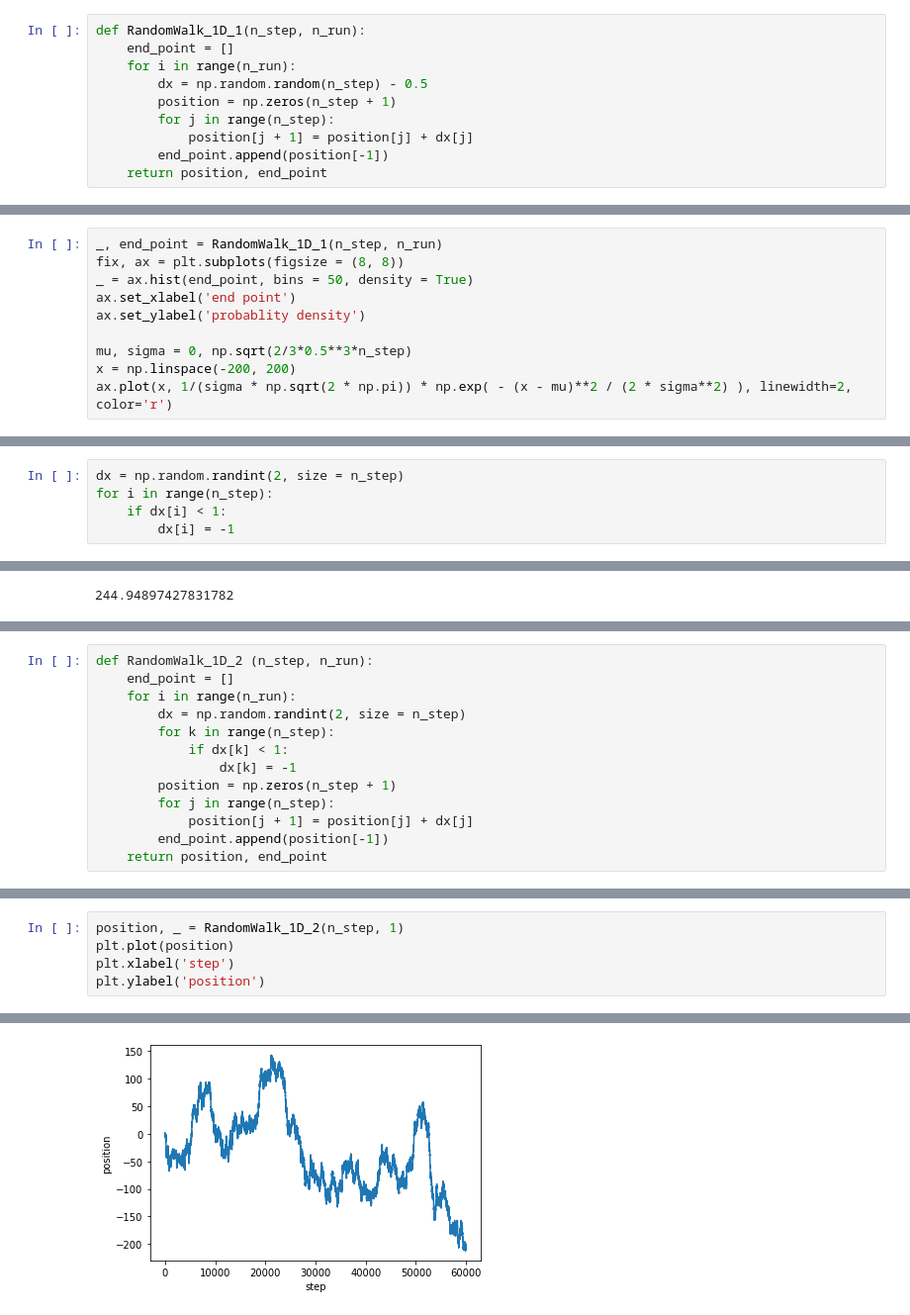
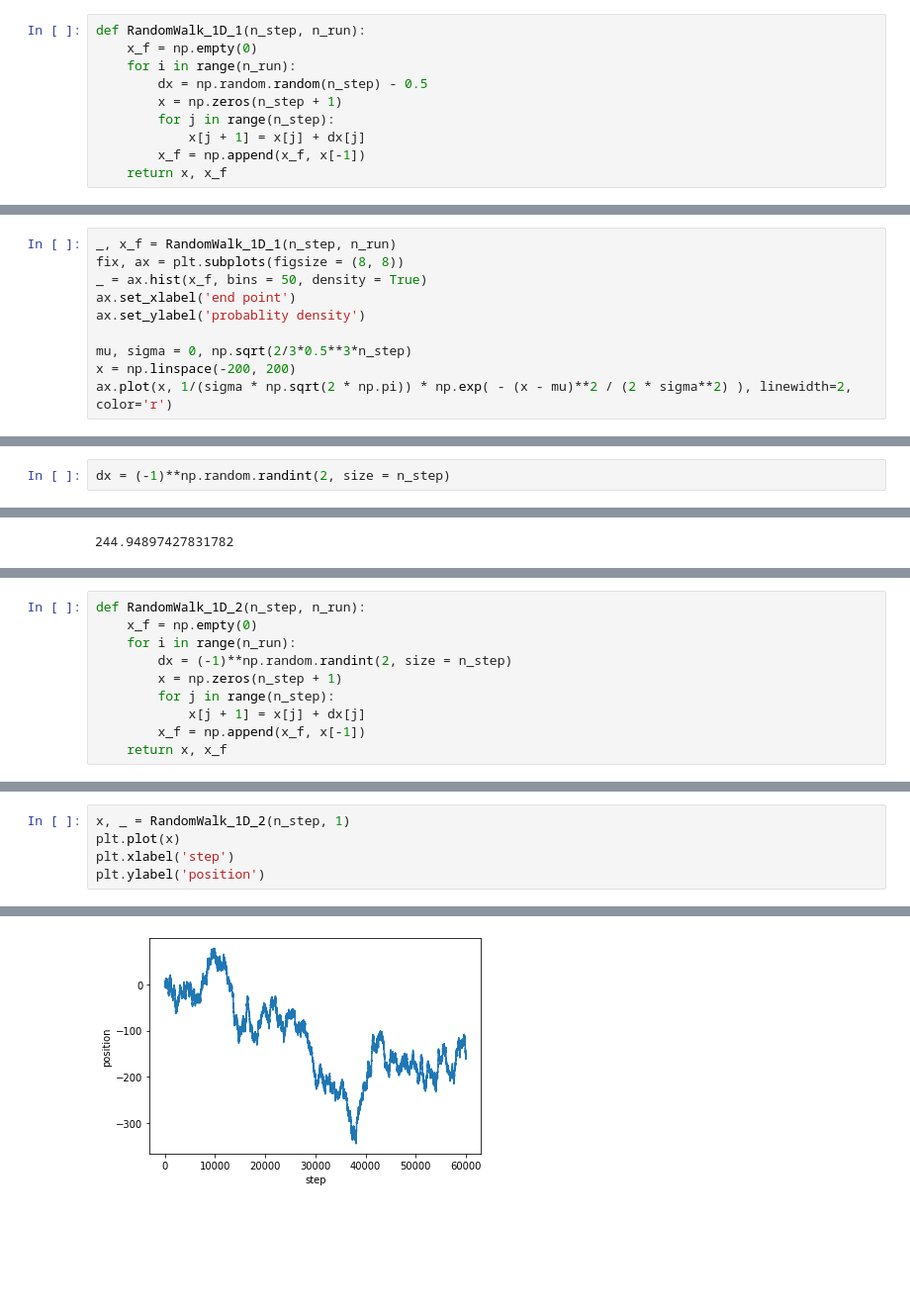
Before and after one commit to NTHU-Phys-Qubit/hw1-Chan-Sing-Hong, a Jupyter notebook: Problem-1.ipynb, the cells around one changed output, grey strips where cells are left out. Shown at 99% size. Cells and saved outputs as stored; diff of their text form; blank space fills up the shorter version.

```diff
--- a/Problem-1.ipynb
+++ b/Problem-1.ipynb
@@ -53,11 +53,11 @@ Define the fucntion for 1D random walk:
 # %%
 def RandomWalk_1D_1(n_step, n_run):
-    end_point = []
+    x_f = np.empty(0)
     for i in range(n_run):
         dx = np.random.random(n_step) - 0.5
-        position = np.zeros(n_step + 1)
+        x = np.zeros(n_step + 1)
         for j in range(n_step):
-            position[j + 1] = position[j] + dx[j]
-        end_point.append(position[-1])
-    return position, end_point
+            x[j + 1] = x[j] + dx[j]
+        x_f = np.append(x_f, x[-1])
+    return x, x_f
 # %% [markdown]
@@ -75,7 +75,7 @@ Plot the histogram of the end point for an ensemble of trajectories:
 # %%
-_, end_point = RandomWalk_1D_1(n_step, n_run)
+_, x_f = RandomWalk_1D_1(n_step, n_run)
 fix, ax = plt.subplots(figsize = (8, 8))
-_ = ax.hist(end_point, bins = 50, density = True)
+_ = ax.hist(x_f, bins = 50, density = True)
 ax.set_xlabel('end point')
 ax.set_ylabel('probablity density')
 
@@ -90,6 +90,3 @@ ax.plot(x, 1/(sigma * np.sqrt(2 * np.pi)) * np.exp( - (x - mu)**2 / (2 * sigma**
 # %%
-dx = np.random.randint(2, size = n_step)
-for i in range(n_step):
-    if dx[i] < 1:
-        dx[i] = -1
+dx = (-1)**np.random.randint(2, size = n_step)
 # %% [markdown]
@@ -124,14 +121,11 @@ Define the fucntion for 1D random walk:
 # %%
-def RandomWalk_1D_2 (n_step, n_run):
-    end_point = []
+def RandomWalk_1D_2(n_step, n_run):
+    x_f = np.empty(0)
     for i in range(n_run):
-        dx = np.random.randint(2, size = n_step)
-        for k in range(n_step):
-            if dx[k] < 1:
-                dx[k] = -1
-        position = np.zeros(n_step + 1)
+        dx = (-1)**np.random.randint(2, size = n_step)
+        x = np.zeros(n_step + 1)
         for j in range(n_step):
-            position[j + 1] = position[j] + dx[j]
-        end_point.append(position[-1])
-    return position, end_point
+            x[j + 1] = x[j] + dx[j]
+        x_f = np.append(x_f, x[-1])
+    return x, x_f
 # %% [markdown]
@@ -139,9 +133,9 @@ Plot a single trajectory.
 # %%
-position, _ = RandomWalk_1D_2(n_step, 1)
-plt.plot(position)
+x, _ = RandomWalk_1D_2(n_step, 1)
+plt.plot(x)
 plt.xlabel('step')
 plt.ylabel('position')
 # %% [output]
 Text(0, 0.5, 'position')
-[figure, old version]
+[figure, new version]
 # %% [markdown]
```
Also changed, not shown: parts of 19 cells of this notebook.
